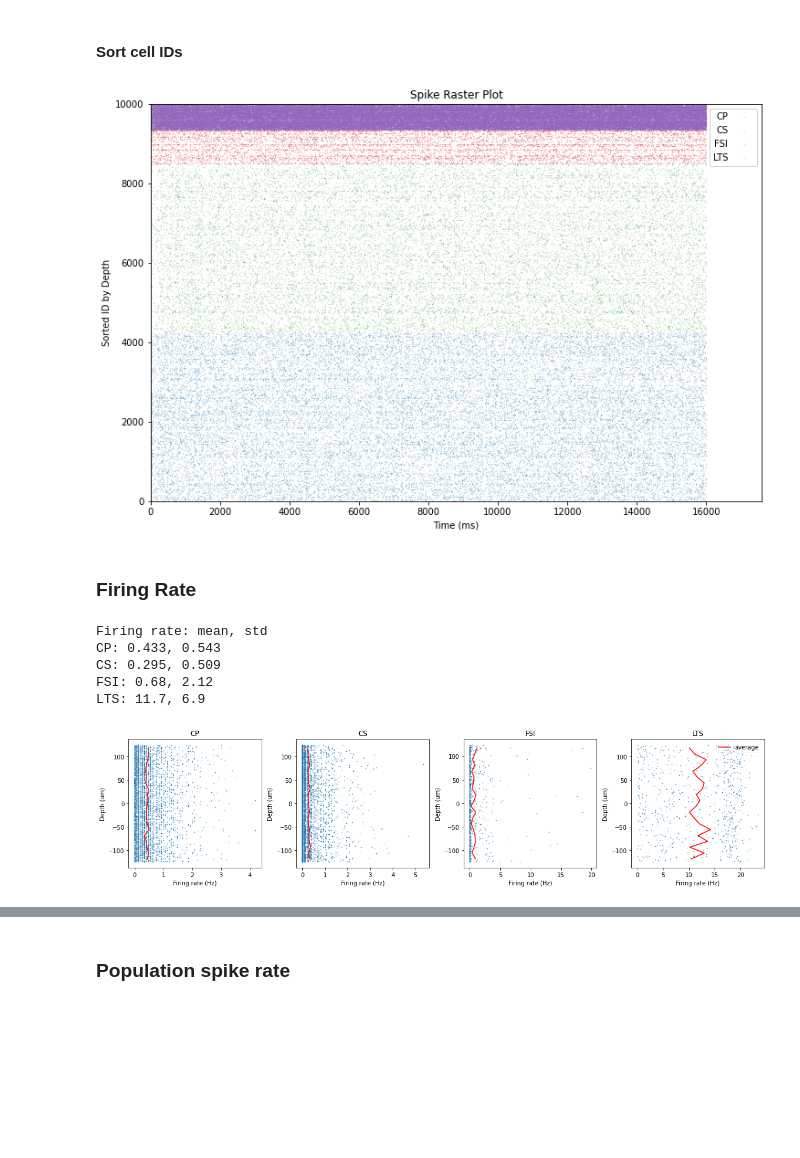
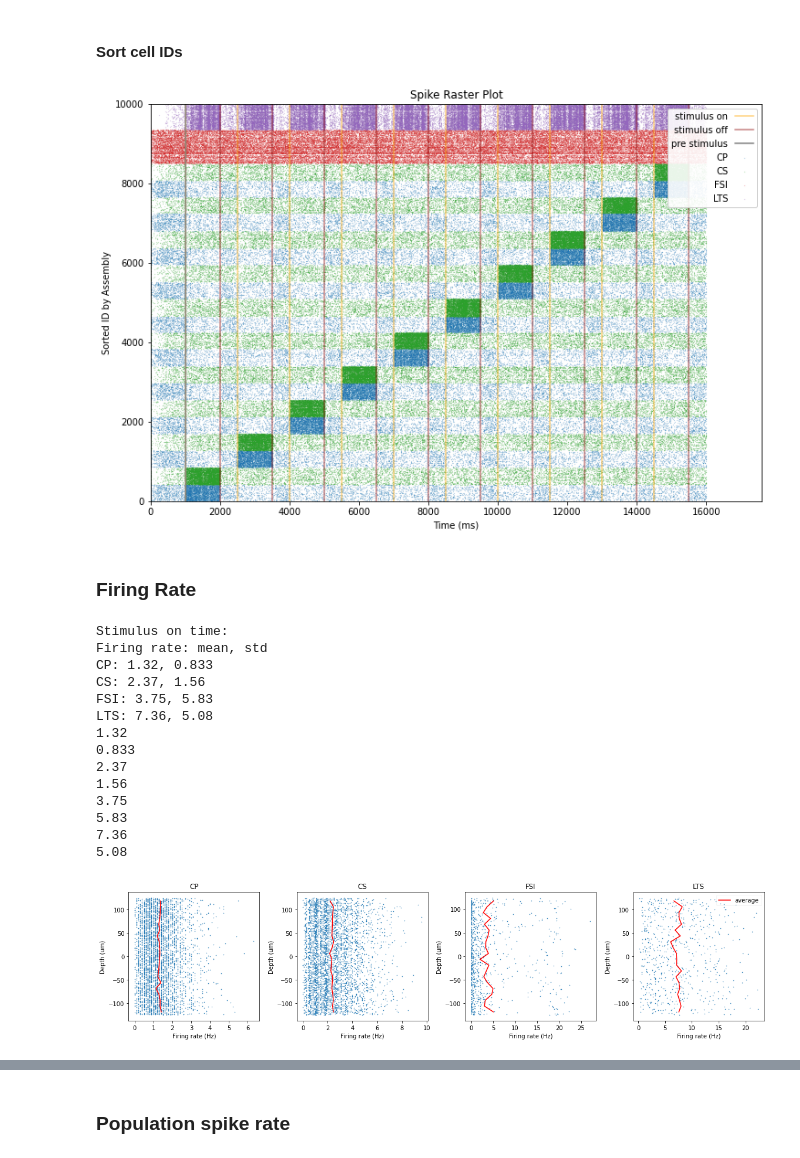
Before and after one commit to chenziao/V1_L5_Model, a Jupyter notebook: Analysis/Analyze_Spikes.ipynb, the cells around one changed output, grey strips where cells are left out. Saved outputs shown, nothing was run; the diff lists cells and outputs as text; code cells hidden in the pictures; blank space fills up the shorter version.

```diff
--- a/Analysis/Analyze_Spikes.ipynb
+++ b/Analysis/Analyze_Spikes.ipynb
@@ -13,7 +13,7 @@ from build_input import get_populations, t_start, input_pairs_from_file
 
 %matplotlib inline
 
-TRIAL_NAME = "baseline_0"
+TRIAL_NAME = "long_9"
 RESULT_PATH = "simulation_results"
 TRIAL_PATH = os.path.join(RESULT_PATH, TRIAL_NAME)
 # %% [markdown]
@@ -70,12 +70,8 @@ else:
     _, group_ids = input_pairs_from_file(os.path.join(INPUT_PATH, 'Assembly_ids.csv'))
     group_ids.append(sorted(set(node_df.index) - set(np.concatenate(group_ids))))
 
-sorted_groups = []  # single layer
-for grp in group_ids:
-    sorted_groups.append(np.asarray(grp))
-
 sorted_ids = pd.Series(-1, index=node_df.index)
-for i, node_id in enumerate(np.concatenate(sorted_groups)):
+for i, node_id in enumerate(np.concatenate(group_ids)):
     sorted_ids[node_id] = i
 
 node_df['sorted_id'] = sorted_ids
@@ -102,40 +98,52 @@ ax.set_xlim([0, 1.1 * spikes_df['timestamps'].max()])
 ax.set_ylim([node_df.index.min() - 1, node_df.index.max() + 1])
 plt.show()
 # %% [output]
-[figure, old version]
+[figure, new version]
 # %% [markdown]
 ### Firing Rate
 # %%
 frs = process.firing_rate(spikes_df, num_cells=len(node_df), time_windows=windows)
 pop_fr = {p: frs[nid] for p, nid in pop_ids.items()}
 
 if not isbaseline:
     print('Stimulus on time: ')
 
 print('Firing rate: mean, std')
+fr_list = []
 for p, fr in pop_fr.items():
-    print(f'{p}: {fr.mean():.3g}, {fr.std():.3g}')
+    fr_list.extend([fr.mean(), fr.std()])
+    print(f'{p}: {fr_list[-2]:.3g}, {fr_list[-1]:.3g}')
+print('\n'.join(f'{fr:.3g}' for fr in fr_list))
 
 _, axs = plt.subplots(1, len(pop_names), figsize=(4 * len(pop_names), 4))
 for ax, p in zip(axs, pop_names):
     fr = pop_fr[p]
     depth = node_df.loc[pop_ids[p], 'pos_z'].values
     fr_mean, depths, _ = sp.stats.binned_statistic(depth, fr, statistic='mean', bins=20)
     ax.plot(fr, depth, '.', markersize=1)
     ax.plot(fr_mean, (depths[1:] + depths[:-1]) / 2, 'r', label='average')
     ax.set_xlabel('Firing rate (Hz)')
     ax.set_ylabel('Depth (um)')
     ax.set_title(p)
 ax.legend(loc='upper right', framealpha=0.2)
 plt.tight_layout()
 plt.show()
 # %% [output]
+Stimulus on time:
 Firing rate: mean, std
-CP: 0.433, 0.543
-CS: 0.295, 0.509
-FSI: 0.68, 2.12
-LTS: 11.7, 6.9
+CP: 1.32, 0.833
+CS: 2.37, 1.56
+FSI: 3.75, 5.83
+LTS: 7.36, 5.08
+1.32
+0.833
+2.37
+1.56
+3.75
+5.83
+7.36
+5.08
-[figure, old version]
+[figure, new version]
 # %%
 min_fr = 0.5 / process.total_duration(windows)
 fig, ax = plt.subplots(1, 1, figsize=(10, 6))
```
Also changed, not shown: parts of 2 cells of this notebook, 14 other files.
